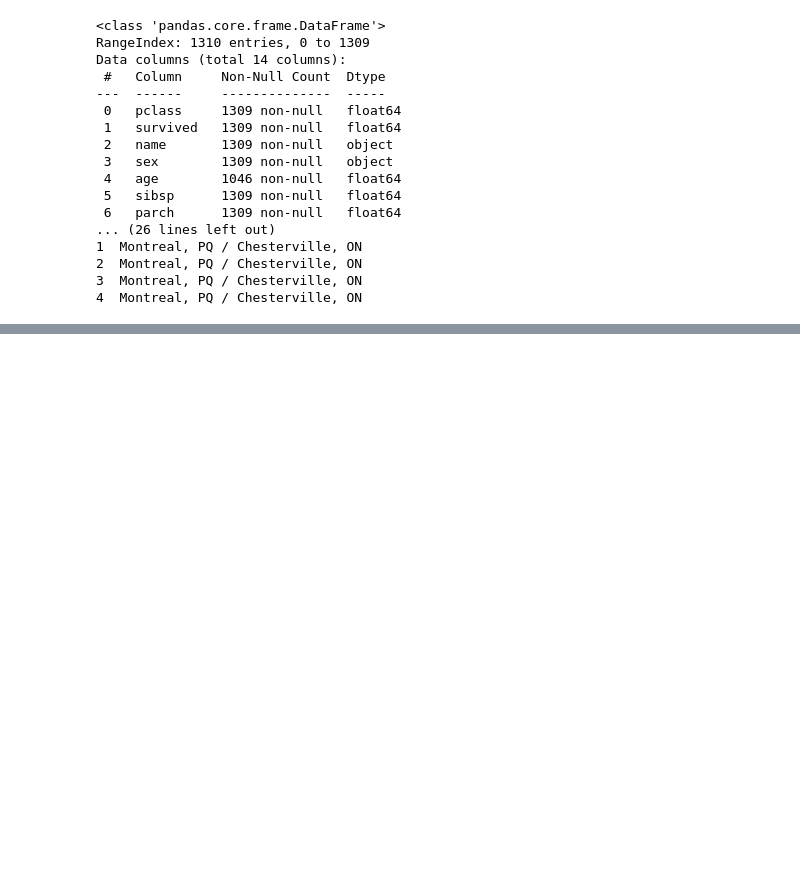
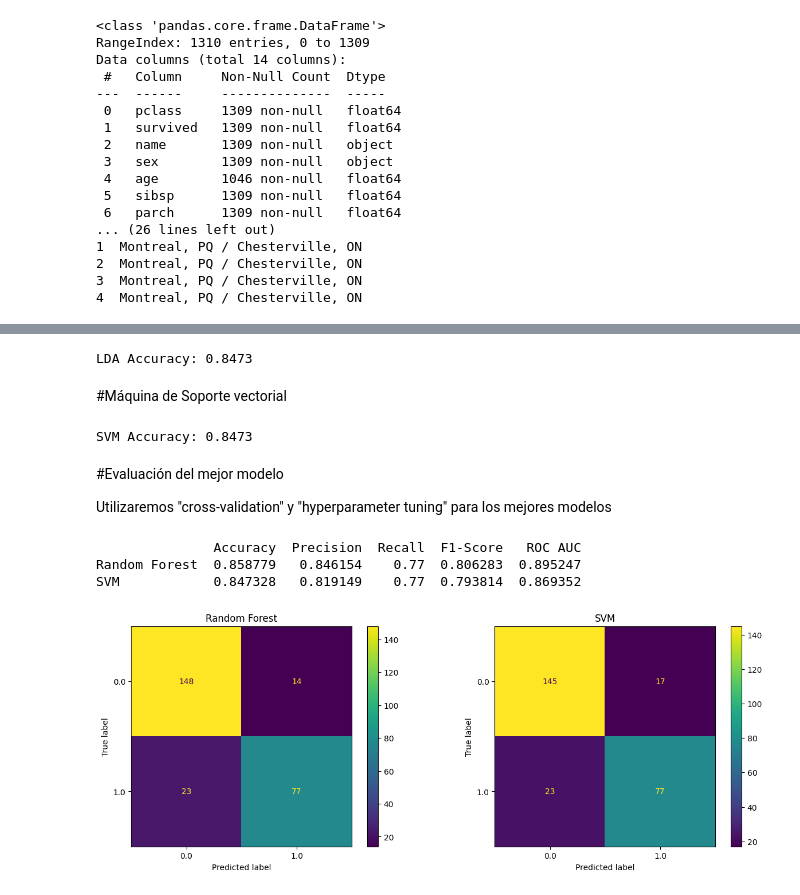
Before and after one commit to ArturoAntonioSotoOsornio/DMUNAM2025, a Jupyter notebook: Práctica3_DM.ipynb, the cells around one changed output, grey strips where cells are left out. Drawn from its saved outputs; the diff is of its cells as text; code cells hidden in the pictures; blank space fills up the shorter version.

```diff
--- a/Práctica3_DM.ipynb
+++ b/Práctica3_DM.ipynb
@@ -36,0 +47,3 @@ Data columns (total 14 columns):
+# %%
+print("Missing values in 'survived':", df['survived'].isna().sum())
+df = df.dropna(subset=['survived'])
@@ -36,0 +131,63 @@ Data columns (total 14 columns):
+# %%
+from sklearn.discriminant_analysis import LinearDiscriminantAnalysis
+
+lda = LinearDiscriminantAnalysis()
+lda.fit(X_train_preprocessed, y_train)
+y_pred_lda = lda.predict(X_test_preprocessed)
+print(f"LDA Accuracy: {accuracy_score(y_test, y_pred_lda):.4f}")
+# %% [output]
+LDA Accuracy: 0.8473
+# %% [markdown]
+#Máquina de Soporte vectorial
+# %%
+from sklearn.svm import SVC
+
+svm = SVC(kernel='rbf', C=1.0, gamma='scale', probability=True, random_state=42)
+svm.fit(X_train_preprocessed, y_train)
+y_pred_svm = svm.predict(X_test_preprocessed)
+print(f"SVM Accuracy: {accuracy_score(y_test, y_pred_svm):.4f}")
+# %% [output]
+SVM Accuracy: 0.8473
+# %% [markdown]
+#Evaluación del mejor modelo
+
+Utilizaremos "cross-validation" y "hyperparameter tuning" para los mejores modelos
+# %%
+from sklearn.metrics import accuracy_score, precision_score, recall_score, f1_score, roc_auc_score
+
+def evaluate_model(model, X_test, y_test):
+    y_pred = model.predict(X_test)
+    y_proba = model.predict_proba(X_test)[:, 1] if hasattr(model, "predict_proba") else None
+
+    metrics = {
+        'Accuracy': accuracy_score(y_test, y_pred),
+        'Precision': precision_score(y_test, y_pred),
+        'Recall': recall_score(y_test, y_pred),
+        'F1-Score': f1_score(y_test, y_pred),
+        'ROC AUC': roc_auc_score(y_test, y_proba) if y_proba is not None else None
+    }
+    return metrics
+
+# Evaluar todos los modelos
+models = {'Random Forest': rf, 'SVM': svm}
+results = {name: evaluate_model(model, X_test_preprocessed, y_test) for name, model in models.items()}
+
+# Convertir a DataFrame para visualización
+import pandas as pd
+results_df = pd.DataFrame(results).T
+print(results_df)
+# %% [output]
+               Accuracy  Precision  Recall  F1-Score   ROC AUC
+Random Forest  0.858779   0.846154    0.77  0.806283  0.895247
+SVM            0.847328   0.819149    0.77  0.793814  0.869352
+# %%
+import matplotlib.pyplot as plt
+from sklearn.metrics import ConfusionMatrixDisplay
+
+fig, axes = plt.subplots(1, 2, figsize=(15, 5))
+for ax, (name, model) in zip(axes, models.items()):
+    ConfusionMatrixDisplay.from_estimator(model, X_test_preprocessed, y_test, ax=ax)
+    ax.set_title(name)
+plt.show()
+# %% [output]
+[figure, added]
```
Also changed, not shown: parts of 18 cells of this notebook.
